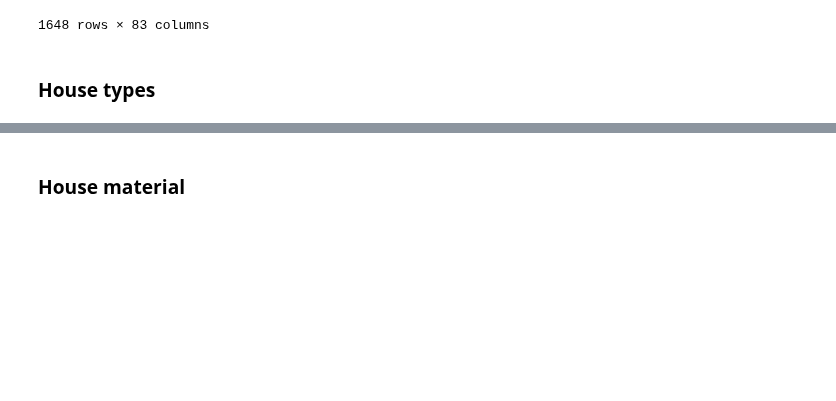
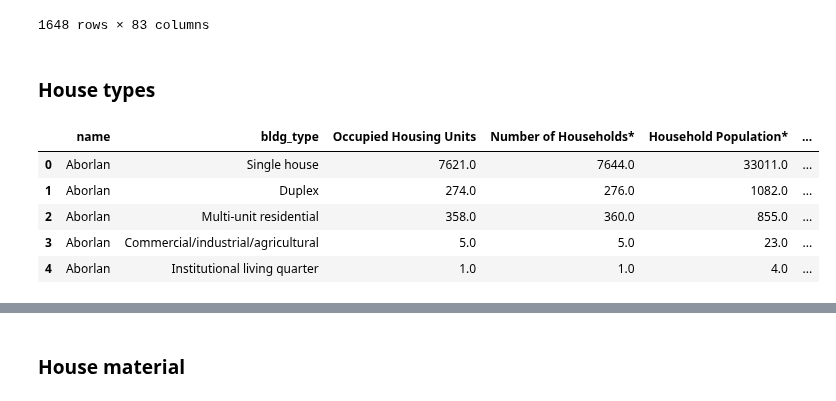
Before and after one commit to OmdenaAI/philippines-chapter-urban-vunerability, a Jupyter notebook: src/tasks/task-1-data-collection/13-dataset-merging-final.ipynb, the cells around one changed output, grey strips where cells are left out. Cells and saved outputs as stored; diff of their text form; code cells hidden in the pictures; blank space fills up the shorter version.

```diff
--- a/src/tasks/task-1-data-collection/13-dataset-merging-final.ipynb
+++ b/src/tasks/task-1-data-collection/13-dataset-merging-final.ipynb
@@ -630,3 +630,15 @@ merged_df
 1648 rows × 83 columns
 # %% [markdown]
 ### House types
+# %%
+house_type_df = pd.read_csv(HOUSETYPE)
+house_type_df.drop(columns=["Unnamed: 0", "year", "city"], inplace=True)
+house_type_df = house_type_df.loc[~house_type_df["bldg_type"].isnull()]
+house_type_df.head()
+# %% [output]
+|  | name | bldg_type | Occupied Housing Units | Number of Households* | Household Population* | ... |
+| 0 | Aborlan | Single house | 7621.0 | 7644.0 | 33011.0 | ... |
+| 1 | Aborlan | Duplex | 274.0 | 276.0 | 1082.0 | ... |
+| 2 | Aborlan | Multi-unit residential | 358.0 | 360.0 | 855.0 | ... |
+| 3 | Aborlan | Commercial/industrial/agricultural | 5.0 | 5.0 | 23.0 | ... |
+| 4 | Aborlan | Institutional living quarter | 1.0 | 1.0 | 4.0 | ... |
```
Also changed, not shown: parts of 14 cells of this notebook.
